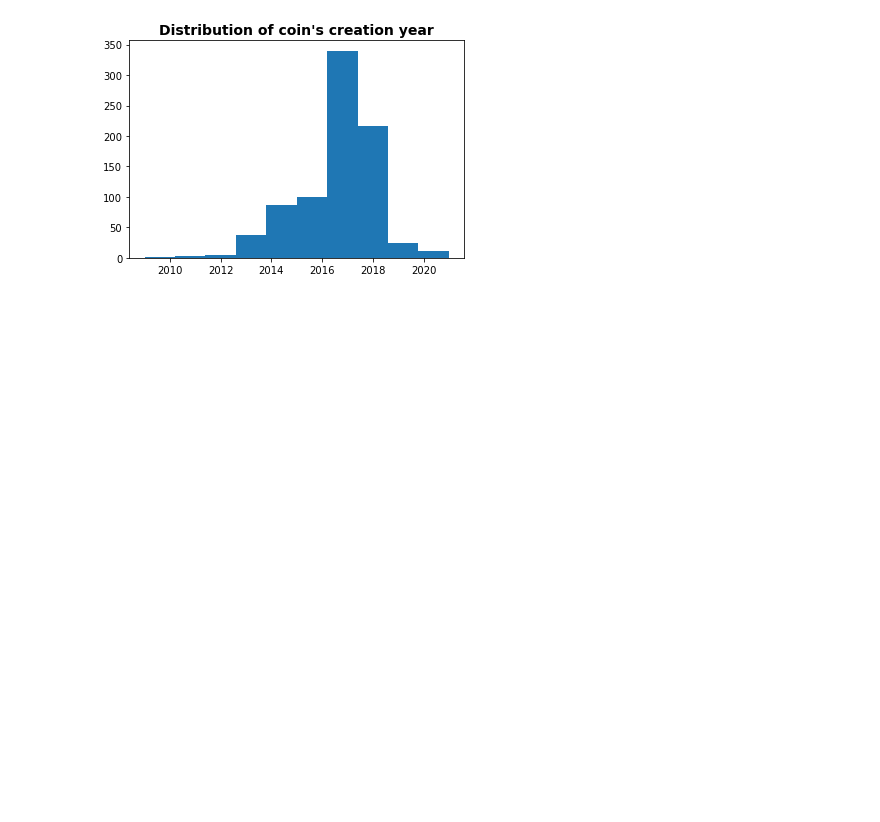
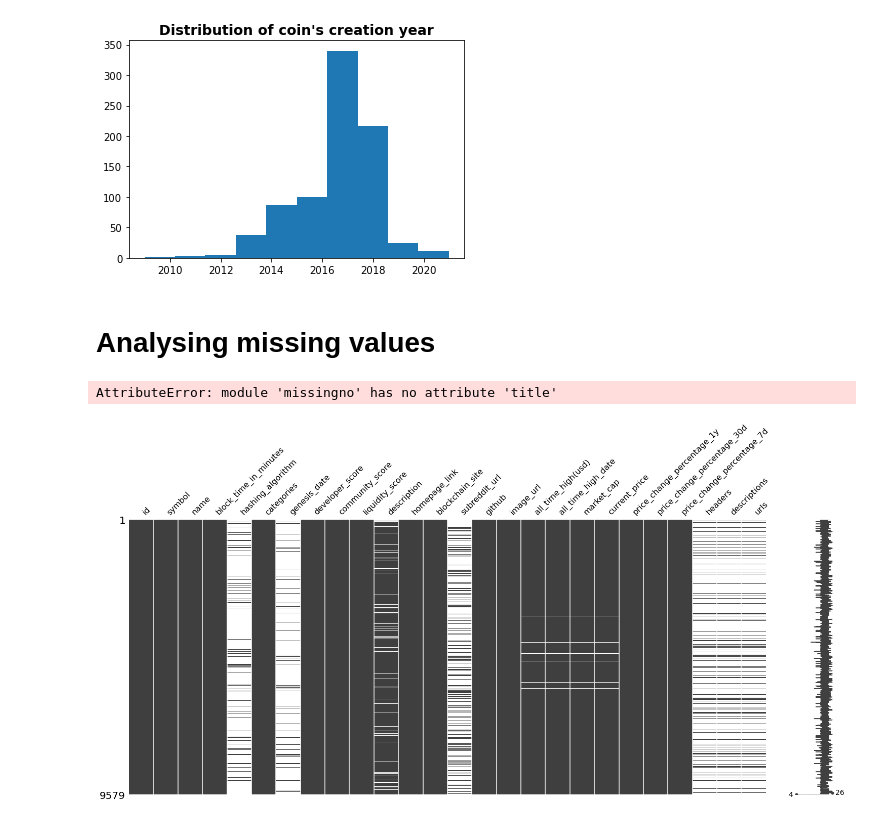
Before and after one commit to 2dukes/PROJ_PRI_2122, a Jupyter notebook: Statistics.ipynb, the cells around one changed output. Saved outputs shown, nothing was run; the diff lists cells and outputs as text; code cells hidden in the pictures; blank space fills up the shorter version.

```diff
--- a/Statistics.ipynb
+++ b/Statistics.ipynb
@@ -94,3 +95,12 @@ print(f"The youngest coin was created in {newest.year}-{newest.month}-{newest.da
 # %% [output]
 The youngest coin was created in 2021-3-18 and the oldest was created in 2009-1-3.
 [figure]
+# %% [markdown]
+# Analysing missing values
+# %%
+coin_news = pd.read_csv("files/coins_news.csv")
+
+msno.matrix(coin_news)
+# %% [output]
+AttributeError: module 'missingno' has no attribute 'title'
+[figure, added]
```
Also changed, not shown: parts of 3 cells of this notebook, 4 other files.
